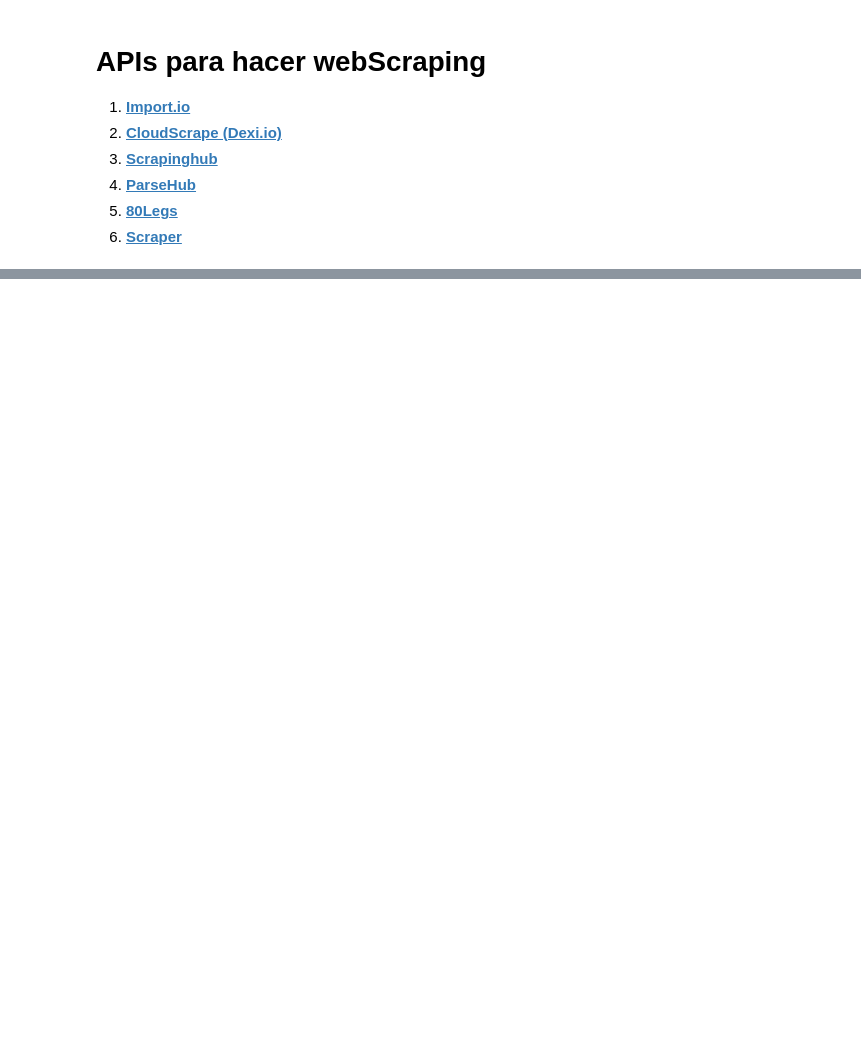
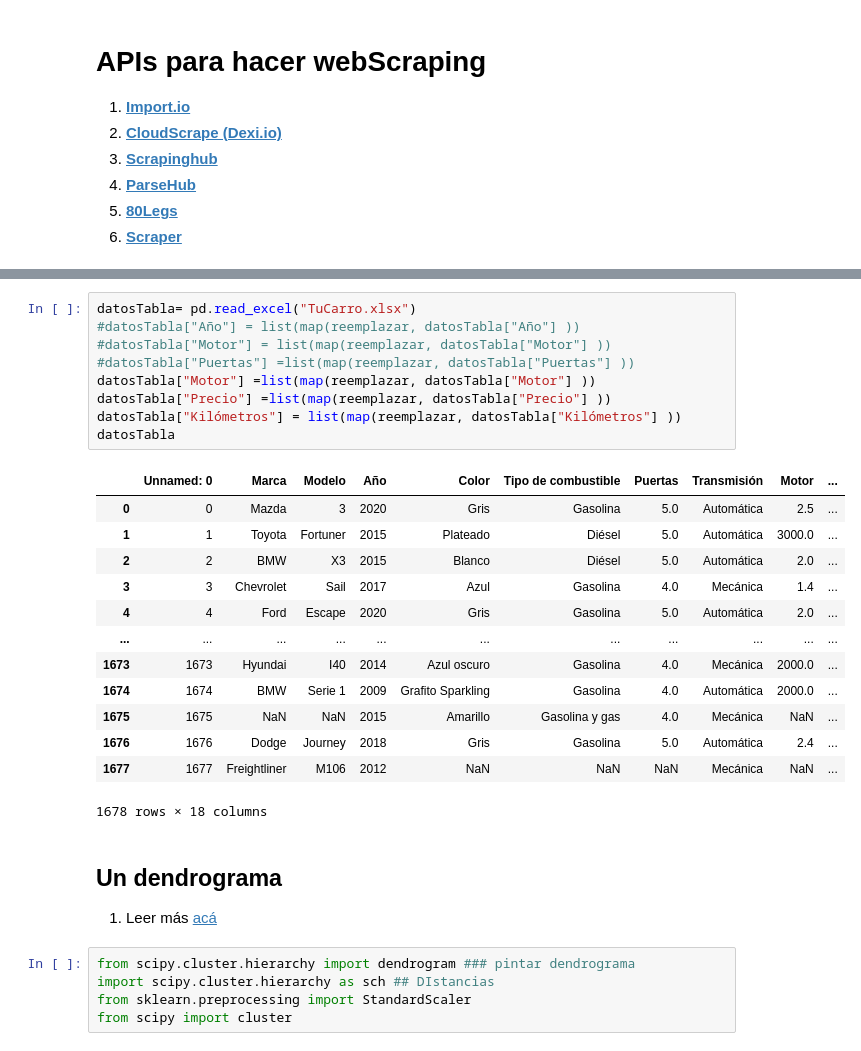
Before and after one commit to Cruzalirio/DatosWSCESA, a Jupyter notebook: Cuadernos/03_WebScraping.ipynb, the cells around one changed output, grey strips where cells are left out. Drawn from its saved outputs; the diff is of its cells as text; blank space fills up the shorter version.

```diff
--- a/Cuadernos/03_WebScraping.ipynb
+++ b/Cuadernos/03_WebScraping.ipynb
@@ -625,0 +848,32 @@ datosTabla.to_excel("TuCarro.xlsx", sheet_name="3_10_22")
+# %%
+datosTabla= pd.read_excel("TuCarro.xlsx")
+#datosTabla["Año"] = list(map(reemplazar, datosTabla["Año"] ))
+#datosTabla["Motor"] = list(map(reemplazar, datosTabla["Motor"] ))
+#datosTabla["Puertas"] =list(map(reemplazar, datosTabla["Puertas"] ))
+datosTabla["Motor"] =list(map(reemplazar, datosTabla["Motor"] ))
+datosTabla["Precio"] =list(map(reemplazar, datosTabla["Precio"] ))
+datosTabla["Kilómetros"] = list(map(reemplazar, datosTabla["Kilómetros"] ))
+datosTabla
+# %% [output]
+|  | Unnamed: 0 | Marca | Modelo | Año | Color | Tipo de combustible | Puertas | Transmisión | Motor | ... |
+| 0 | 0 | Mazda | 3 | 2020 | Gris | Gasolina | 5.0 | Automática | 2.5 | ... |
+| 1 | 1 | Toyota | Fortuner | 2015 | Plateado | Diésel | 5.0 | Automática | 3000.0 | ... |
+| 2 | 2 | BMW | X3 | 2015 | Blanco | Diésel | 5.0 | Automática | 2.0 | ... |
+| 3 | 3 | Chevrolet | Sail | 2017 | Azul | Gasolina | 4.0 | Mecánica | 1.4 | ... |
+| 4 | 4 | Ford | Escape | 2020 | Gris | Gasolina | 5.0 | Automática | 2.0 | ... |
+| ... | ... | ... | ... | ... | ... | ... | ... | ... | ... | ... |
+| 1673 | 1673 | Hyundai | I40 | 2014 | Azul oscuro | Gasolina | 4.0 | Mecánica | 2000.0 | ... |
+| 1674 | 1674 | BMW | Serie 1 | 2009 | Grafito Sparkling | Gasolina | 4.0 | Automática | 2000.0 | ... |
+| 1675 | 1675 | NaN | NaN | 2015 | Amarillo | Gasolina y gas | 4.0 | Mecánica | NaN | ... |
+| 1676 | 1676 | Dodge | Journey | 2018 | Gris | Gasolina | 5.0 | Automática | 2.4 | ... |
+| 1677 | 1677 | Freightliner | M106 | 2012 | NaN | NaN | NaN | Mecánica | NaN | ... |
+1678 rows × 18 columns
+# %% [markdown]
+## Un dendrograma
+
+1. Leer más [acá](https://towardsdatascience.com/hierarchical-clustering-explained-e59b13846da8)
+# %%
+from scipy.cluster.hierarchy import dendrogram ### pintar dendrograma
+import scipy.cluster.hierarchy as sch ## DIstancias
+from sklearn.preprocessing import StandardScaler
+from scipy import cluster
```
Also changed, not shown: parts of 50 cells of this notebook.
